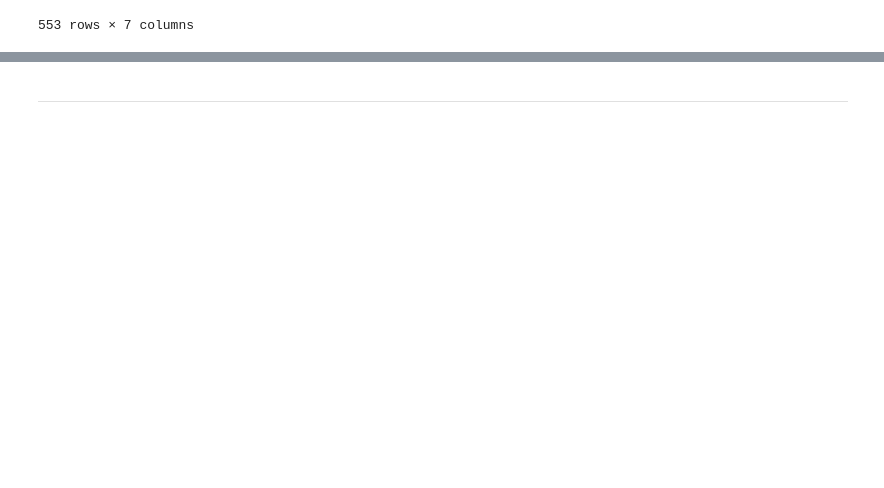
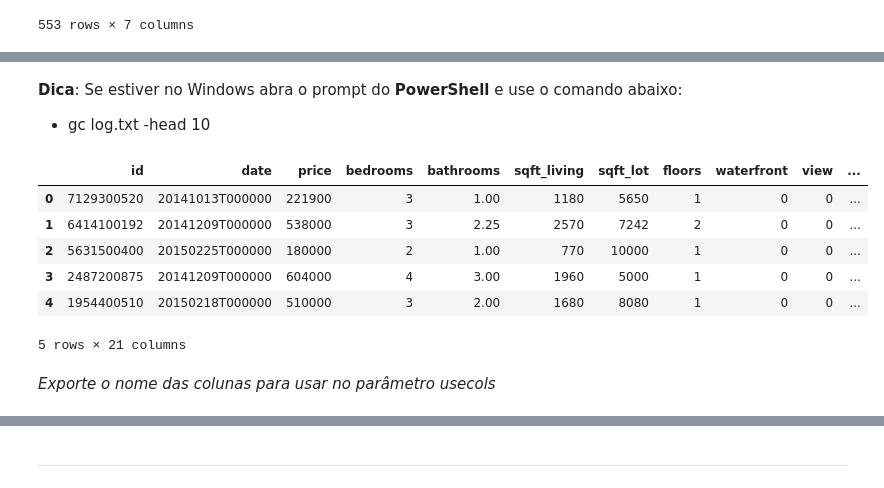
Before and after one commit to lucasarneiro5/Data-Science, a Jupyter notebook: Entrada_saida_e_leitura_de_dados (1).ipynb, the cells around one changed output, grey strips where cells are left out. Cells and saved outputs as stored; diff of their text form; code cells hidden in the pictures; blank space fills up the shorter version.

```diff
--- a/Entrada_e_saída_de_dados.ipynb
+++ b/Entrada_saida_e_leitura_de_dados (1).ipynb
@@ -81,0 +92,3 @@ df[0]
+# %% [markdown]
+**Dica**: Se estiver no Windows abra o prompt do **PowerShell** e use o comando abaixo:
+- gc log.txt -head 10
@@ -81,0 +97,15 @@ df[0]
+# %%
+# Lear a base com o parâmetro nrows
+df = pd.read_csv('kc_house_data.csv', sep=',', nrows=5)
+# %%
+df
+# %% [output]
+|  | id | date | price | bedrooms | bathrooms | sqft_living | sqft_lot | floors | waterfront | view | ... |
+| 0 | 7129300520 | 20141013T000000 | 221900 | 3 | 1.00 | 1180 | 5650 | 1 | 0 | 0 | ... |
+| 1 | 6414100192 | 20141209T000000 | 538000 | 3 | 2.25 | 2570 | 7242 | 2 | 0 | 0 | ... |
+| 2 | 5631500400 | 20150225T000000 | 180000 | 2 | 1.00 | 770 | 10000 | 1 | 0 | 0 | ... |
+| 3 | 2487200875 | 20141209T000000 | 604000 | 4 | 3.00 | 1960 | 5000 | 1 | 0 | 0 | ... |
+| 4 | 1954400510 | 20150218T000000 | 510000 | 3 | 2.00 | 1680 | 8080 | 1 | 0 | 0 | ... |
+5 rows × 21 columns
+# %% [markdown]
+*Exporte o nome das colunas para usar no parâmetro usecols*
```
Also changed, not shown: parts of 27 cells of this notebook, 1 other file.
